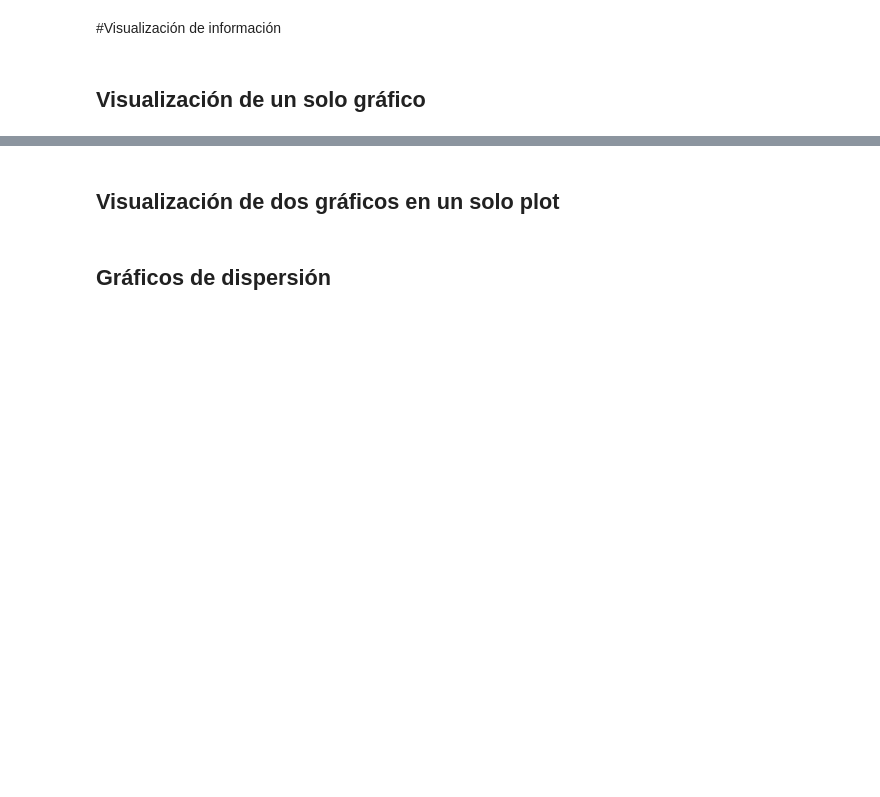
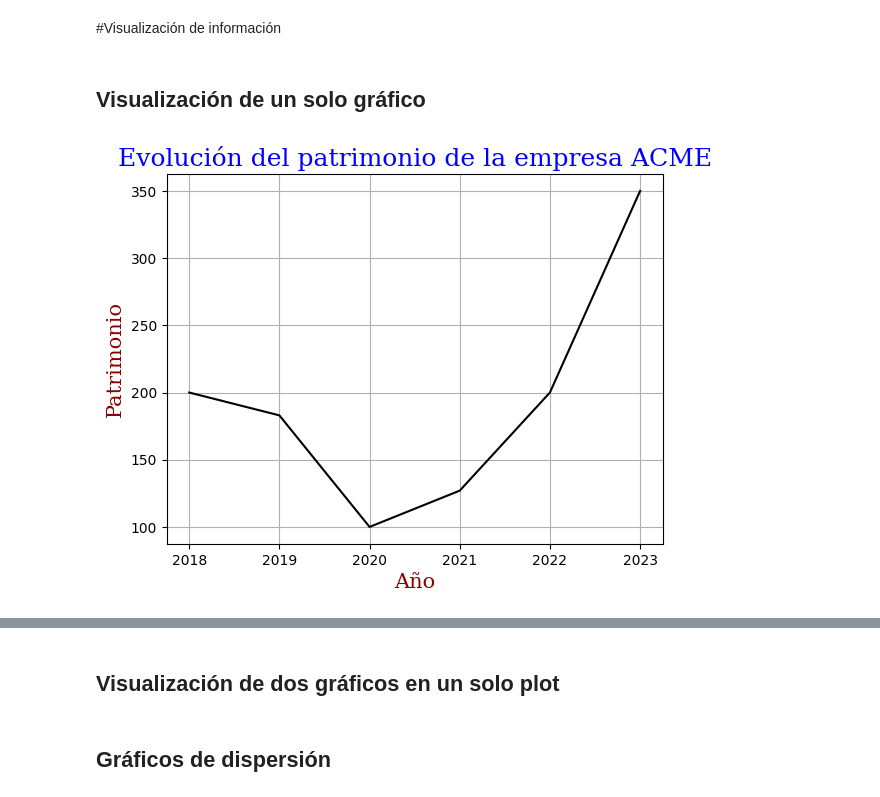
Before and after one commit to EAFIT-BI/Programming-for-Business-in-Accounting, a Jupyter notebook: Visualización.ipynb, the cells around one changed output, grey strips where cells are left out. Cells and saved outputs as stored; diff of their text form; code cells hidden in the pictures; blank space fills up the shorter version.

```diff
--- a/Visualización.ipynb
+++ b/Visualización.ipynb
@@ -21,9 +21,14 @@ patrimonio = np.array([200, 183, 100, 127, 200, 350])
 font1 = {'family': 'serif', 'color': 'blue', 'size':18} #definimos la primera fuente
 font2 = {'family': 'serif', 'color': 'darkred', 'size':15} #definimos la segunda fuente
 # %%
+fig = plt.figure()
 plt.plot(años, patrimonio, color = 'black') #traza el gráfico
 plt.grid() #genera la cuadrícula
 plt.xlabel("Año", fontdict = font2) #título del eje x
 plt.ylabel("Patrimonio", fontdict = font2) #título del eje y
 plt.title("Evolución del patrimonio de la empresa ACME", fontdict = font1) #título gráfico
+
 plt.show() #muestra el gráfico
+fig.savefig('grafico.png')
+# %% [output]
+[figure, added]
```
Also changed, not shown: parts of 1 cell of this notebook.
